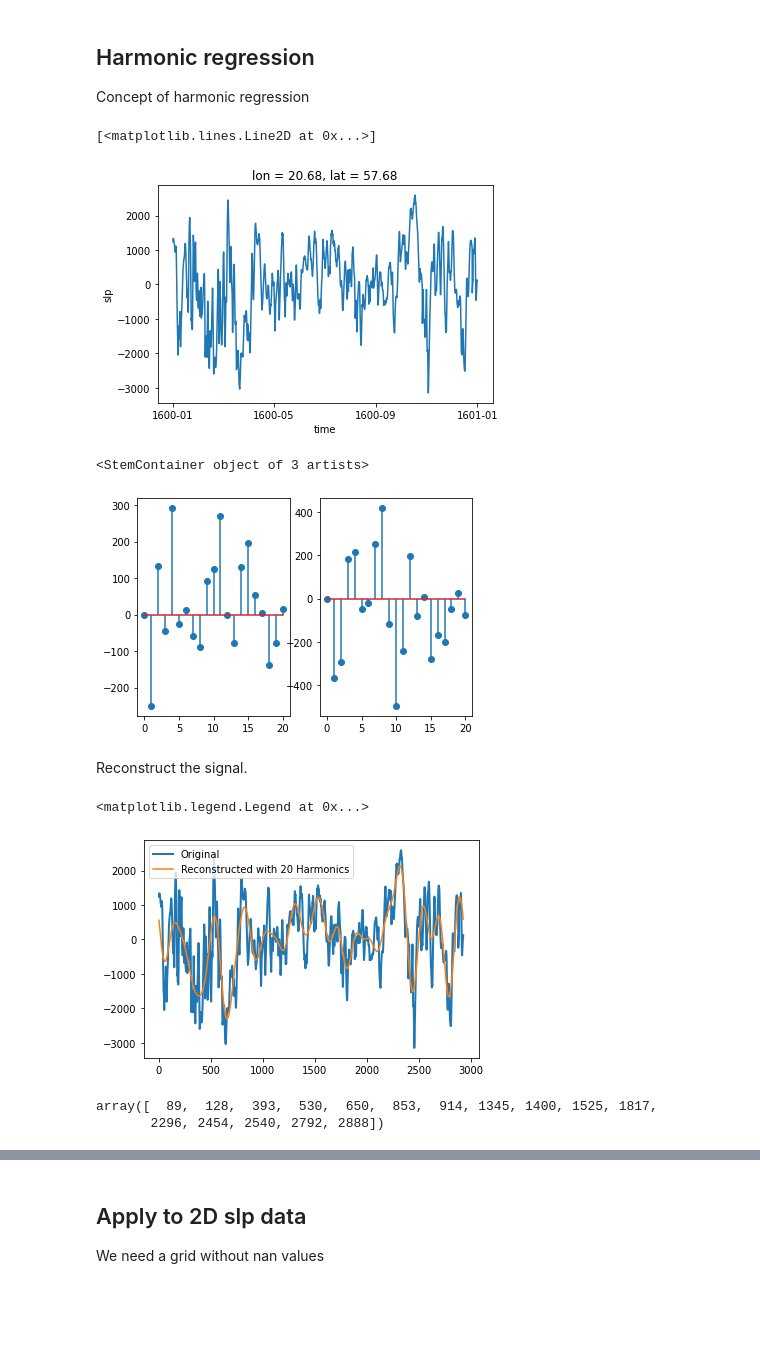
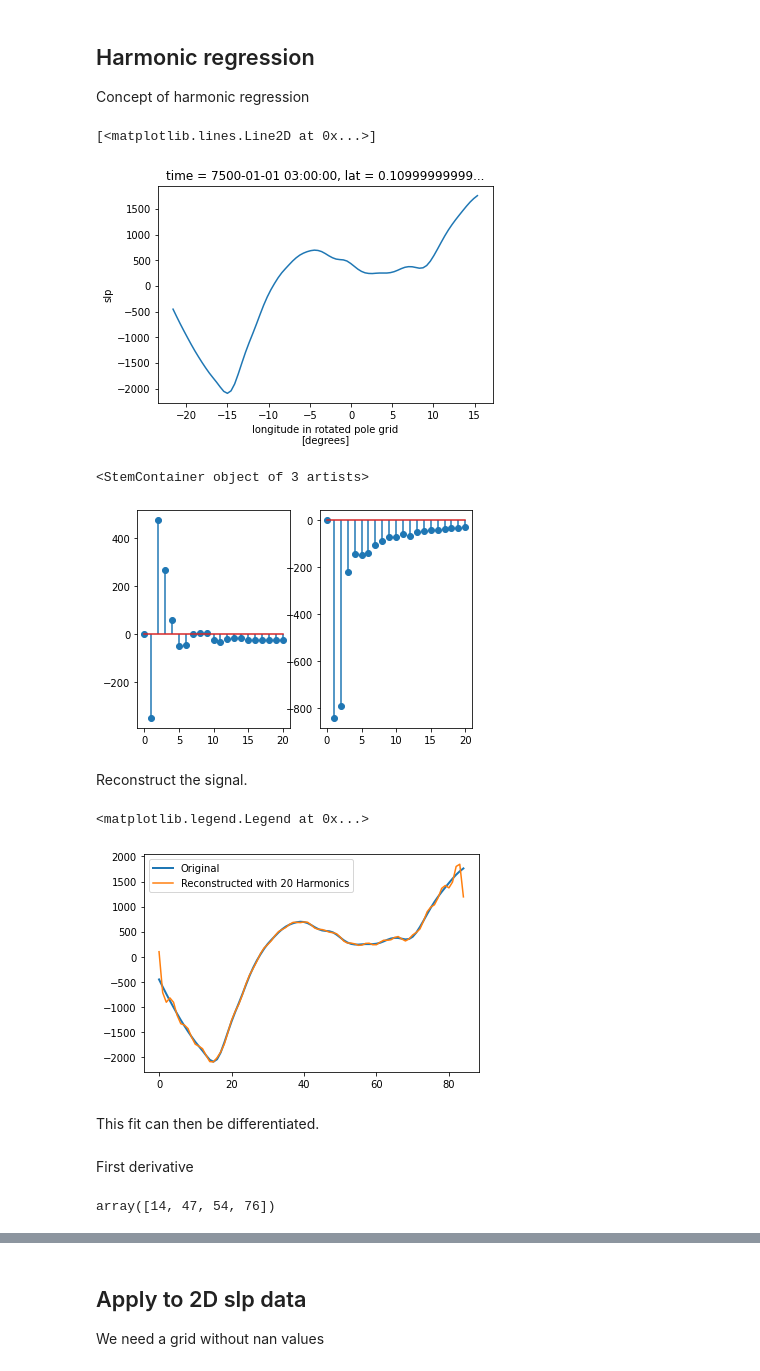
Before and after one commit to florianboergel/drcstools, a Jupyter notebook: 01_stormtracks.ipynb, the cells around one changed output, grey strips where cells are left out. Cells and saved outputs as stored; diff of their text form; code cells hidden in the pictures; blank space fills up the shorter version.

```diff
--- a/01_stormtracks.ipynb
+++ b/01_stormtracks.ipynb
@@ -429,13 +437,14 @@ class storm():
 
 Concept of harmonic regression
 # %%
-ds = xr.open_dataset("data/RCA3_forcing_1600.nc", use_cftime = True)
-data = ds.slp.sel(lon = 20.5, lat = 57.5, method="nearest")
+ds = xr.open_dataset("data/rca_unrot_data_1_5.nc", use_cftime = True)
+ds = ds.rename({"rlon":"lon", "rlat":"lat"})
+data = ds.sel(lat=0, method="nearest").slp.isel(time = 1)
 data = data - data.mean()
 data.plot()
 # %% [output]
 [<matplotlib.lines.Line2D at 0x...>]
-[figure, old version]
+[figure, new version]
 # %%
 N = 20 # Number of harmonics
 result = []
@@ -451,7 +460,7 @@ plt.subplot(121); plt.stem(anbn[:,0], use_line_collection=True)
 plt.subplot(122); plt.stem(anbn[:,1], use_line_collection=True)
 # %% [output]
 <StemContainer object of 3 artists>
-[figure, old version]
+[figure, new version]
 # %% [markdown]
 Reconstruct the signal.
 # %%
@@ -468,4 +477,4 @@ plt.plot(result, label='Reconstructed with {} Harmonics'.format(N))
 plt.legend()
 # %% [output]
 <matplotlib.legend.Legend at 0x...>
-[figure, old version]
+[figure, new version]
@@ -477,13 +481,21 @@ an, bn = anbn[:,0], anbn[:,1]
+# %% [markdown]
+This fit can then be differentiated.
+# %% [markdown]
+First derivative
 # %%
+Wi = 2 * np.pi / len(data)
+t = np.arange(len(data))
+
+an, bn = anbn[:,0], anbn[:,1]
+
 dp = 0
 for i in range(0, N):
     dp = dp + (Wi * (-an[i]*np.sin(Wi*i*t)+bn[i]*np.cos(Wi*i*t)))
+
+zero_crossings = np.where(np.diff(np.signbit(dp)))[0]
+zero_crossings
+# %% [output]
+array([14, 47, 54, 76])
-# %%
-zero_crossings = np.where(np.diff(np.signbit(dp)))[0]
-zero_crossings
-# %% [output]
-array([  89,  128,  393,  530,  650,  853,  914, 1345, 1400, 1525, 1817,
-       2296, 2454, 2540, 2792, 2888])
 # %%
 f, (ax, bx) = plt.subplots(2,1)
 
```
Also changed, not shown: parts of 17 cells of this notebook, 1 other file.
